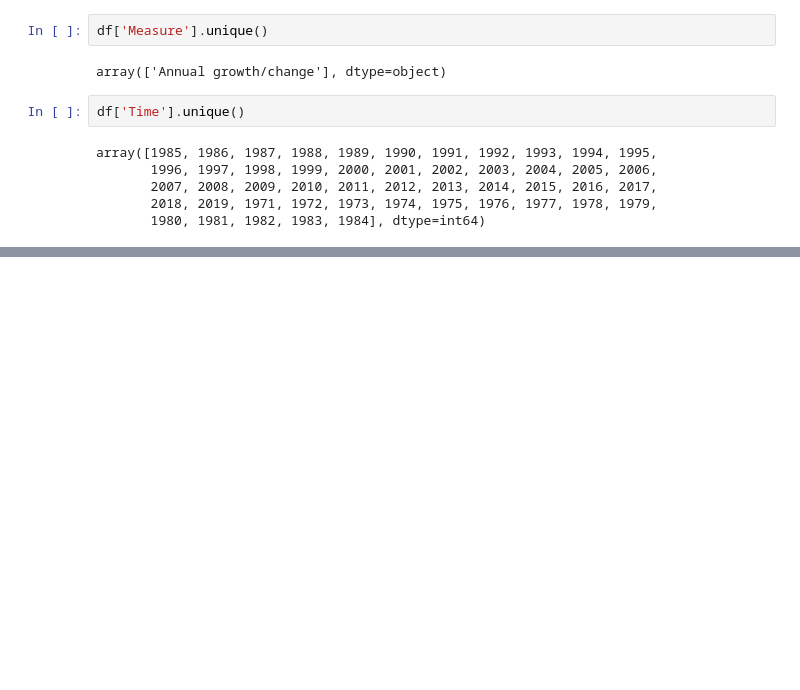
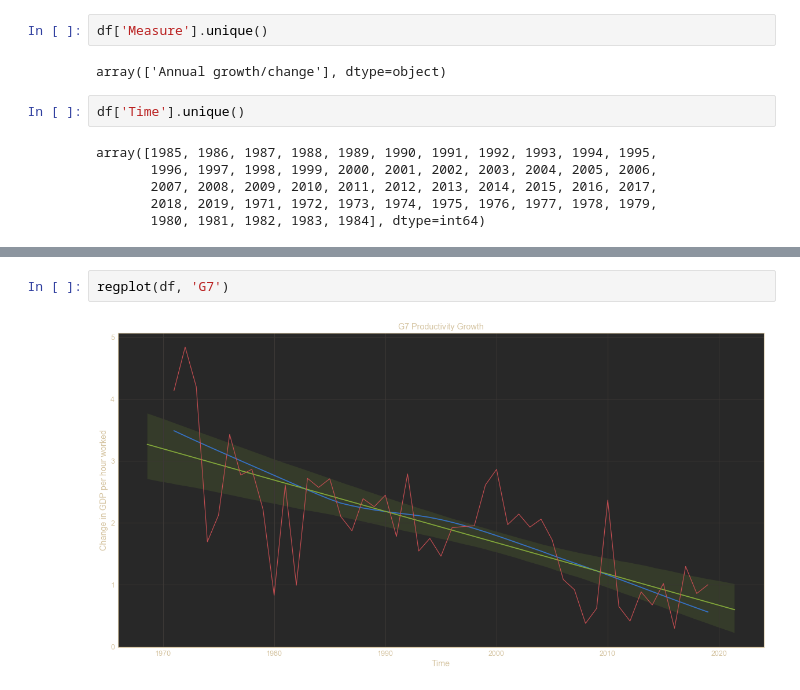
Before and after one commit to mayabenowitz/neuralcraft, a Jupyter notebook: notebooks/1.0-mayab-macroecon.ipynb, the cells around one changed output, grey strips where cells are left out. Cells and saved outputs as stored; diff of their text form; blank space fills up the shorter version.

```diff
--- a/notebooks/1.0-mayab-macroecon.ipynb
+++ b/notebooks/1.0-mayab-macroecon.ipynb
@@ -106,0 +111,4 @@ sns.lineplot(x='Time', y='Value', data=df_us)
+# %%
+regplot(df, 'G7')
+# %% [output]
+[figure, added]
```
Also changed, not shown: parts of 8 cells of this notebook.
